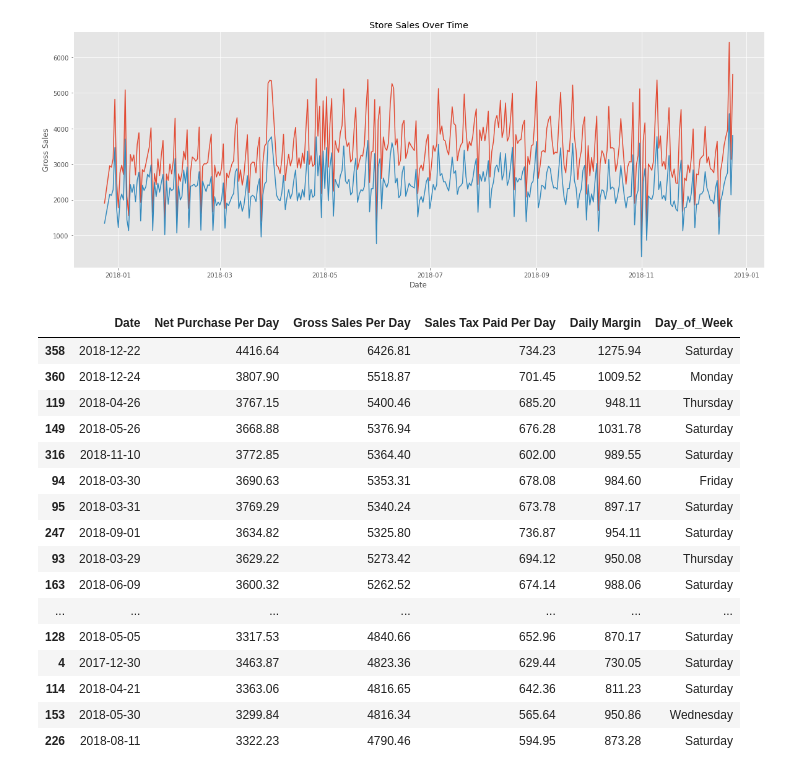
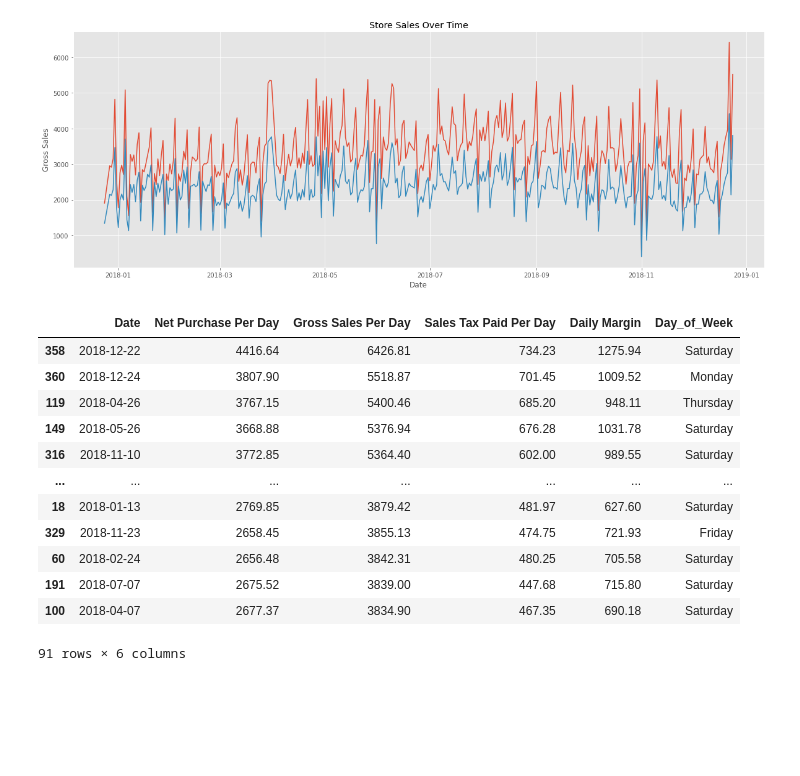
Before and after one commit to georgeolivares/Analisis-de-tienda-Poland, a Jupyter notebook: Analisis de tienda.ipynb, the cells around one changed output. Saved outputs shown, nothing was run; the diff lists cells and outputs as text; code cells hidden in the pictures; blank space fills up the shorter version.

```diff
--- a/Analisis de tienda.ipynb
+++ b/Analisis de tienda.ipynb
@@ -794,22 +794,18 @@ plt.show()
 # %%
 dfDaySell['Day_of_Week'] = dfDaySell['Date'].dt.day_name()
 # %%
-dfDaySell.sort_values(by='Gross Sales Per Day', ascending=False).head(25)
+dfDaySell.sort_values(by='Gross Sales Per Day', ascending=False).head(91)
 # %% [output]
 |  | Date | Net Purchase Per Day | Gross Sales Per Day | Sales Tax Paid Per Day | Daily Margin | Day_of_Week |
 | 358 | 2018-12-22 | 4416.64 | 6426.81 | 734.23 | 1275.94 | Saturday |
 | 360 | 2018-12-24 | 3807.90 | 5518.87 | 701.45 | 1009.52 | Monday |
 | 119 | 2018-04-26 | 3767.15 | 5400.46 | 685.20 | 948.11 | Thursday |
 | 149 | 2018-05-26 | 3668.88 | 5376.94 | 676.28 | 1031.78 | Saturday |
 | 316 | 2018-11-10 | 3772.85 | 5364.40 | 602.00 | 989.55 | Saturday |
-| 94 | 2018-03-30 | 3690.63 | 5353.31 | 678.08 | 984.60 | Friday |
-| 95 | 2018-03-31 | 3769.29 | 5340.24 | 673.78 | 897.17 | Saturday |
-| 247 | 2018-09-01 | 3634.82 | 5325.80 | 736.87 | 954.11 | Saturday |
-| 93 | 2018-03-29 | 3629.22 | 5273.42 | 694.12 | 950.08 | Thursday |
-| 163 | 2018-06-09 | 3600.32 | 5262.52 | 674.14 | 988.06 | Saturday |
 | ... | ... | ... | ... | ... | ... | ... |
-| 128 | 2018-05-05 | 3317.53 | 4840.66 | 652.96 | 870.17 | Saturday |
-| 4 | 2017-12-30 | 3463.87 | 4823.36 | 629.44 | 730.05 | Saturday |
-| 114 | 2018-04-21 | 3363.06 | 4816.65 | 642.36 | 811.23 | Saturday |
-| 153 | 2018-05-30 | 3299.84 | 4816.34 | 565.64 | 950.86 | Wednesday |
-| 226 | 2018-08-11 | 3322.23 | 4790.46 | 594.95 | 873.28 | Saturday |
+| 18 | 2018-01-13 | 2769.85 | 3879.42 | 481.97 | 627.60 | Saturday |
+| 329 | 2018-11-23 | 2658.45 | 3855.13 | 474.75 | 721.93 | Friday |
+| 60 | 2018-02-24 | 2656.48 | 3842.31 | 480.25 | 705.58 | Saturday |
+| 191 | 2018-07-07 | 2675.52 | 3839.00 | 447.68 | 715.80 | Saturday |
+| 100 | 2018-04-07 | 2677.37 | 3834.90 | 467.35 | 690.18 | Saturday |
+91 rows × 6 columns
```
Also changed, not shown: parts of 4 cells of this notebook.
